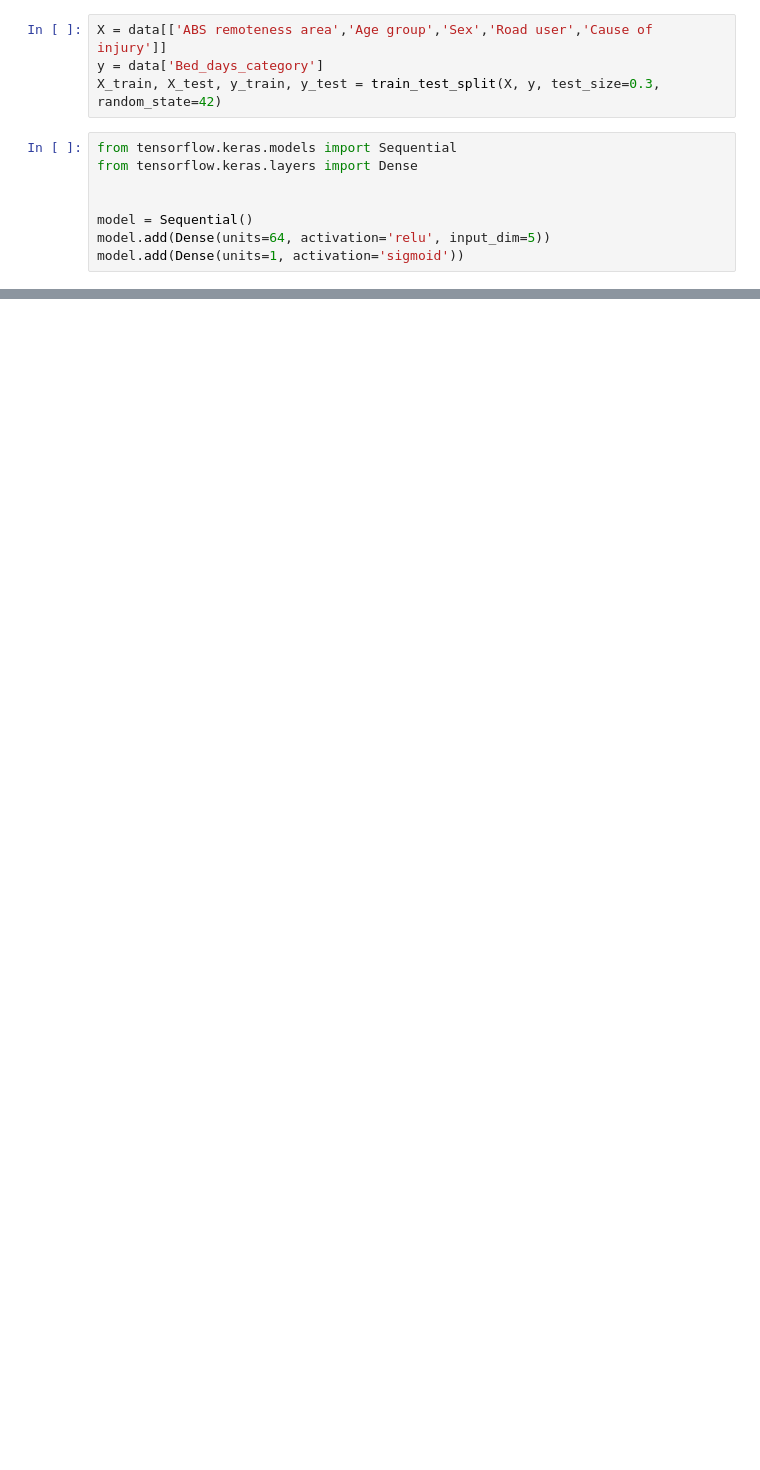
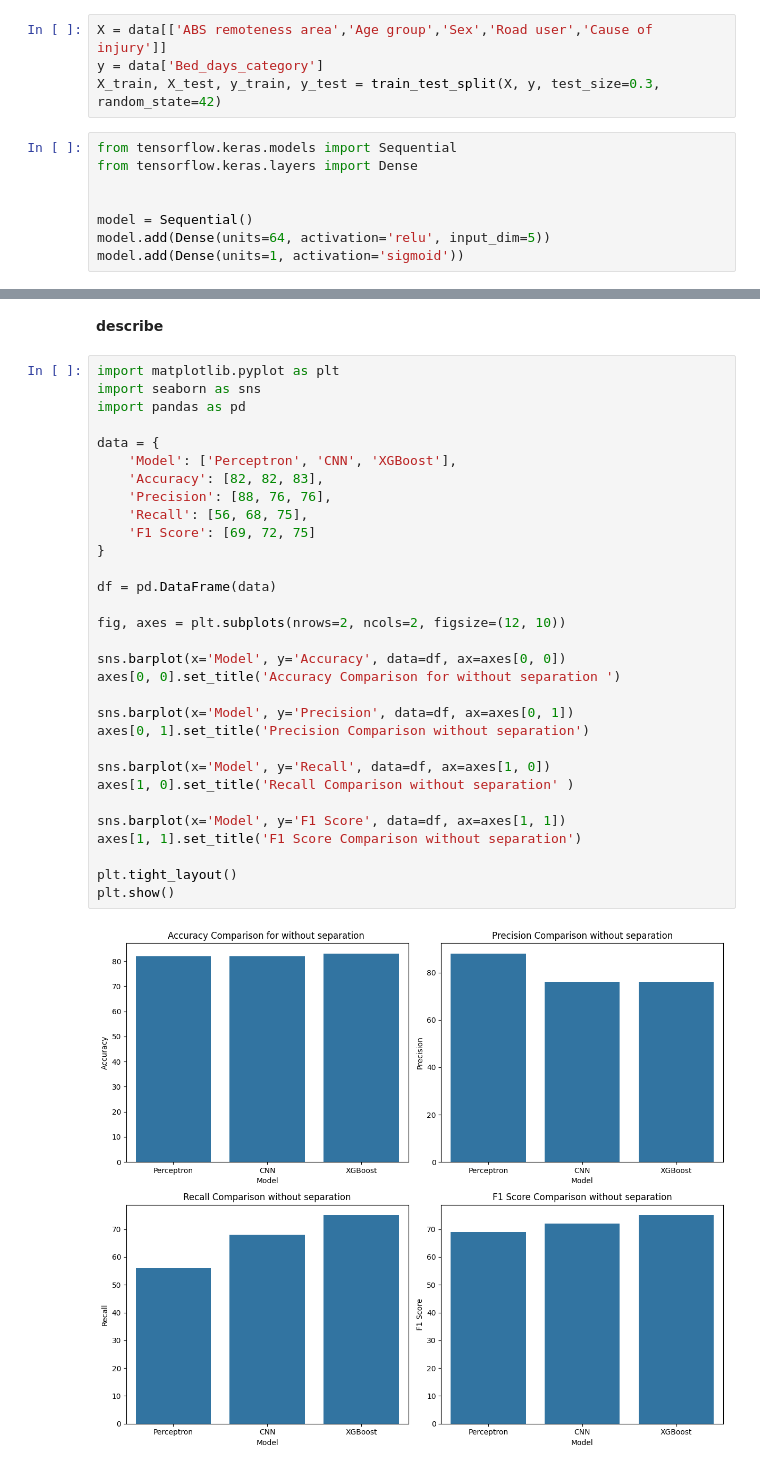
Before and after one commit to mraminamiri/National_Accident, a Jupyter notebook: nn.ipynb, the cells around one changed output, grey strips where cells are left out. Drawn from its saved outputs; the diff is of its cells as text; blank space fills up the shorter version.

```diff
--- a/nn.ipynb
+++ b/nn.ipynb
@@ -128,0 +1266,35 @@ F1 Score: 0.7214468252408098
+# %% [markdown]
+**describe**
+# %%
+import matplotlib.pyplot as plt
+import seaborn as sns
+import pandas as pd
+
+data = {
+    'Model': ['Perceptron', 'CNN', 'XGBoost'],
+    'Accuracy': [82, 82, 83],
+    'Precision': [88, 76, 76],
+    'Recall': [56, 68, 75],
+    'F1 Score': [69, 72, 75]
+}
+
+df = pd.DataFrame(data)
+
+fig, axes = plt.subplots(nrows=2, ncols=2, figsize=(12, 10))
+
+sns.barplot(x='Model', y='Accuracy', data=df, ax=axes[0, 0])
+axes[0, 0].set_title('Accuracy Comparison for without separation ')
+
+sns.barplot(x='Model', y='Precision', data=df, ax=axes[0, 1])
+axes[0, 1].set_title('Precision Comparison without separation')
+
+sns.barplot(x='Model', y='Recall', data=df, ax=axes[1, 0])
+axes[1, 0].set_title('Recall Comparison without separation' )
+
+sns.barplot(x='Model', y='F1 Score', data=df, ax=axes[1, 1])
+axes[1, 1].set_title('F1 Score Comparison without separation')
+
+plt.tight_layout()
+plt.show()
+# %% [output]
+[figure, added]
```
Also changed, not shown: parts of 77 cells of this notebook.
